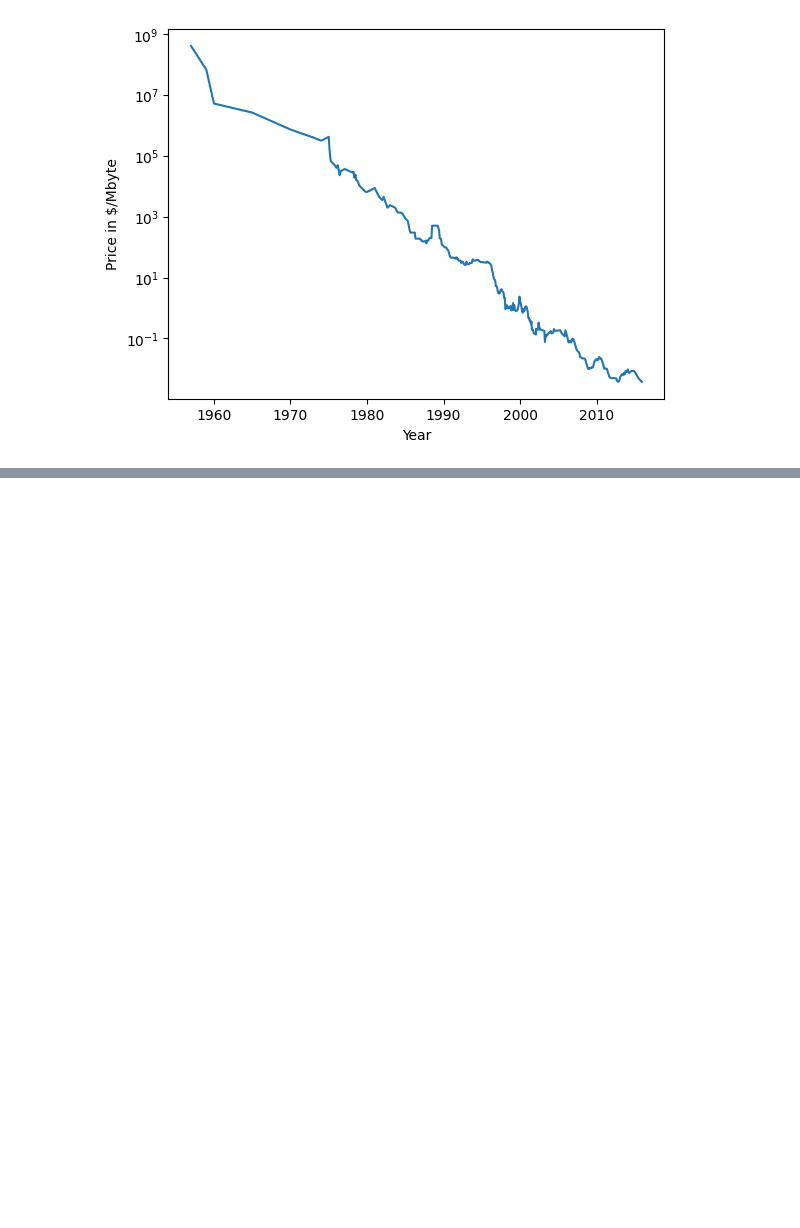
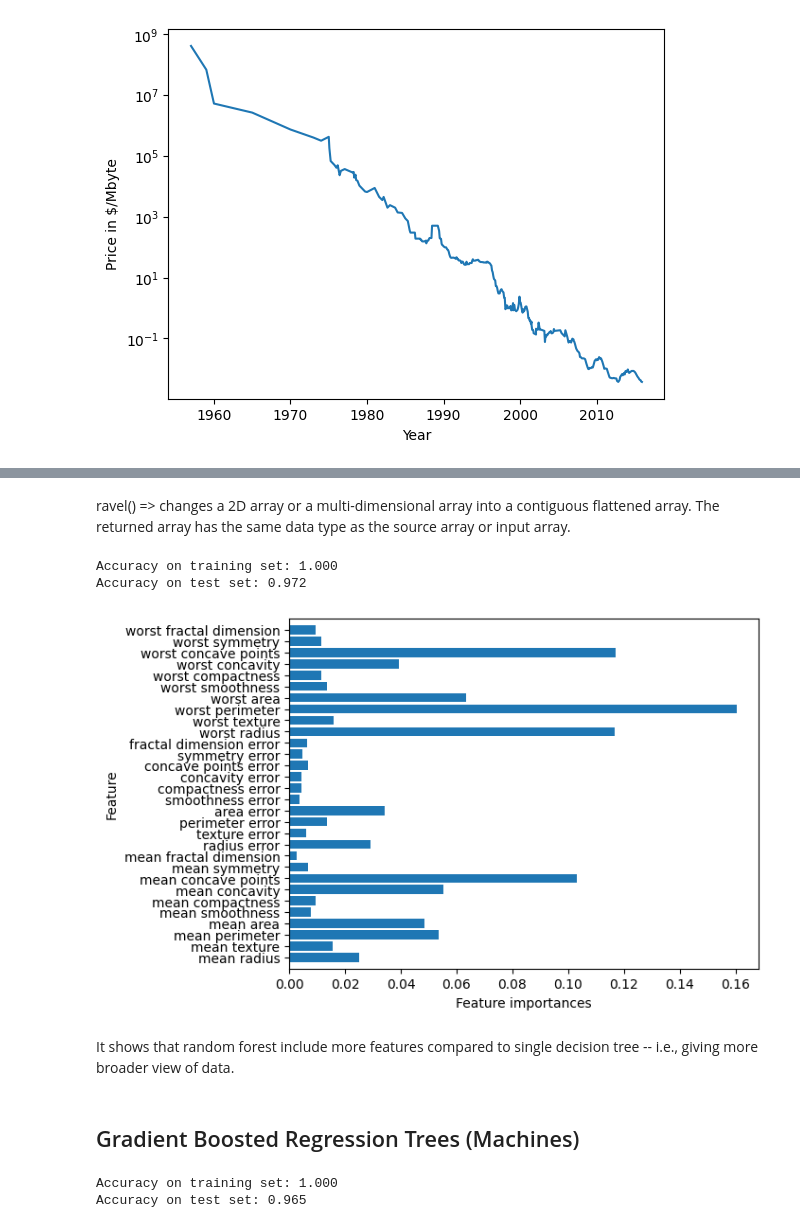
Before and after one commit to Sweta-Das/ML-with-Python, a Jupyter notebook: 2_4_Naive_Bayes_Classifiers_&_Decision_Trees.ipynb, the cells around one changed output, grey strips where cells are left out. Saved outputs shown, nothing was run; the diff lists cells and outputs as text; code cells hidden in the pictures; blank space fills up the shorter version.

```diff
--- a/2_4_Naive_Bayes_Classifiers_&_Decision_Trees.ipynb
+++ b/2_4_Naive_Bayes_Classifiers_&_Decision_Trees.ipynb
@@ -163,0 +268,36 @@ Text(0, 0.5, 'Price in $/Mbyte')
+# %% [markdown]
+ravel() => changes a 2D array or a multi-dimensional array into a contiguous flattened array. The returned array has the same data type as the source array or input array.
+# %%
+# Random forest of 100 trees on Breast Cancer dataset
+X_train, X_test, y_train, y_test = train_test_split(cancer.data, cancer.target,
+                                                    random_state = 0)
+forest = RandomForestClassifier(n_estimators= 100, random_state= 0)
+forest.fit(X_train, y_train)
+
+print("Accuracy on training set: {:.3f}".format(forest.score(X_train, y_train)))
+print("Accuracy on test set: {:.3f}".format(forest.score(X_test, y_test)))
+# %% [output]
+Accuracy on training set: 1.000
+Accuracy on test set: 0.972
+# %%
+# Visualizing feature importances created by random forest
+plot_feature_importances_cancer(forest)
+# %% [output]
+[figure, added]
+# %% [markdown]
+It shows that random forest include more features compared to single decision tree -- i.e., giving more broader view of data.
+# %% [markdown]
+## Gradient Boosted Regression Trees (Machines)
+# %%
+from sklearn.ensemble import GradientBoostingClassifier
+
+X_train, X_test, y_train, y_test = train_test_split(cancer.data, cancer.target,
+                                                    random_state = 0)
+gbrt = GradientBoostingClassifier(random_state = 0)
+gbrt.fit(X_train, y_train)
+
+print("Accuracy on training set: {:.3f}".format(gbrt.score(X_train, y_train)))
+print("Accuracy on test set: {:.3f}".format(gbrt.score(X_test, y_test)))
+# %% [output]
+Accuracy on training set: 1.000
+Accuracy on test set: 0.965
```
Also changed, not shown: parts of 21 cells of this notebook.
